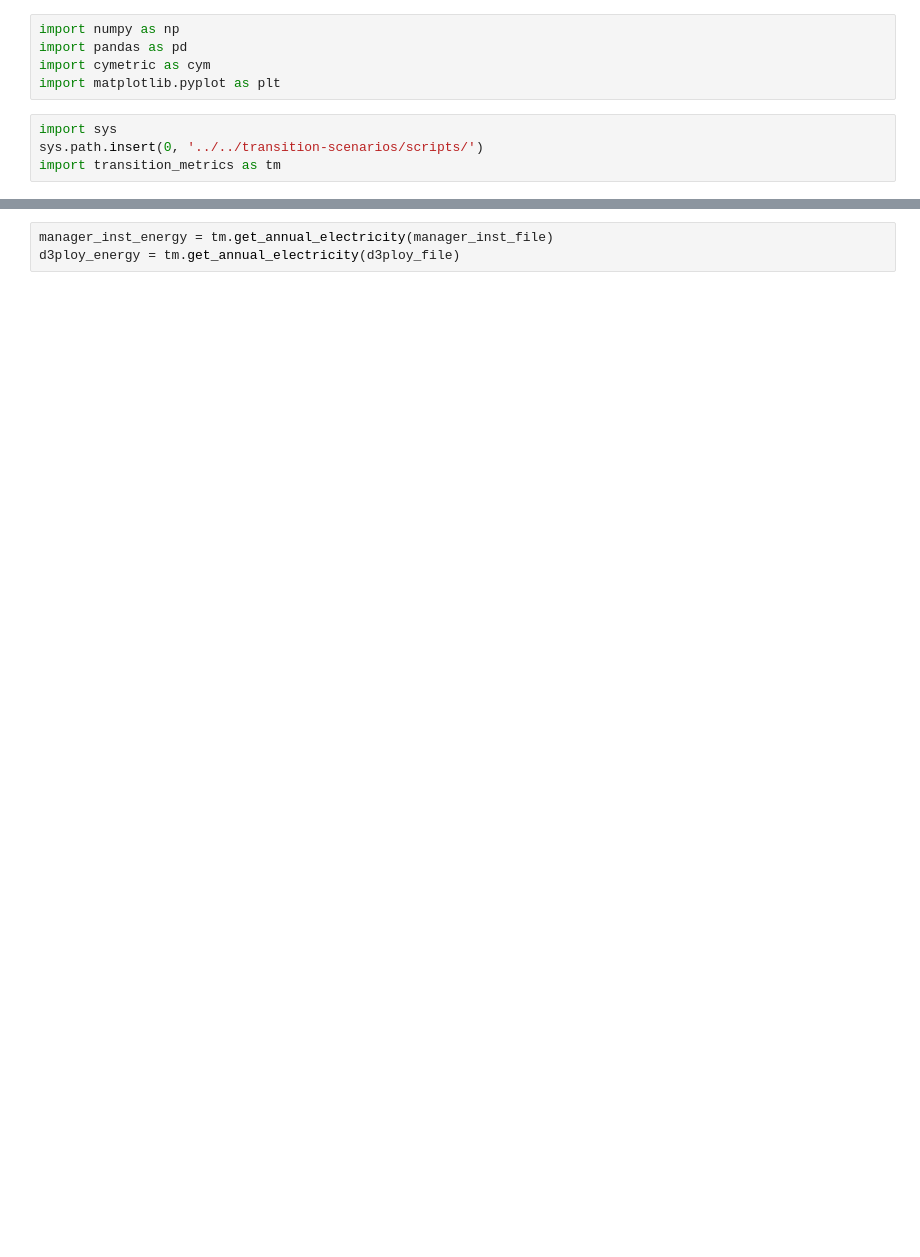
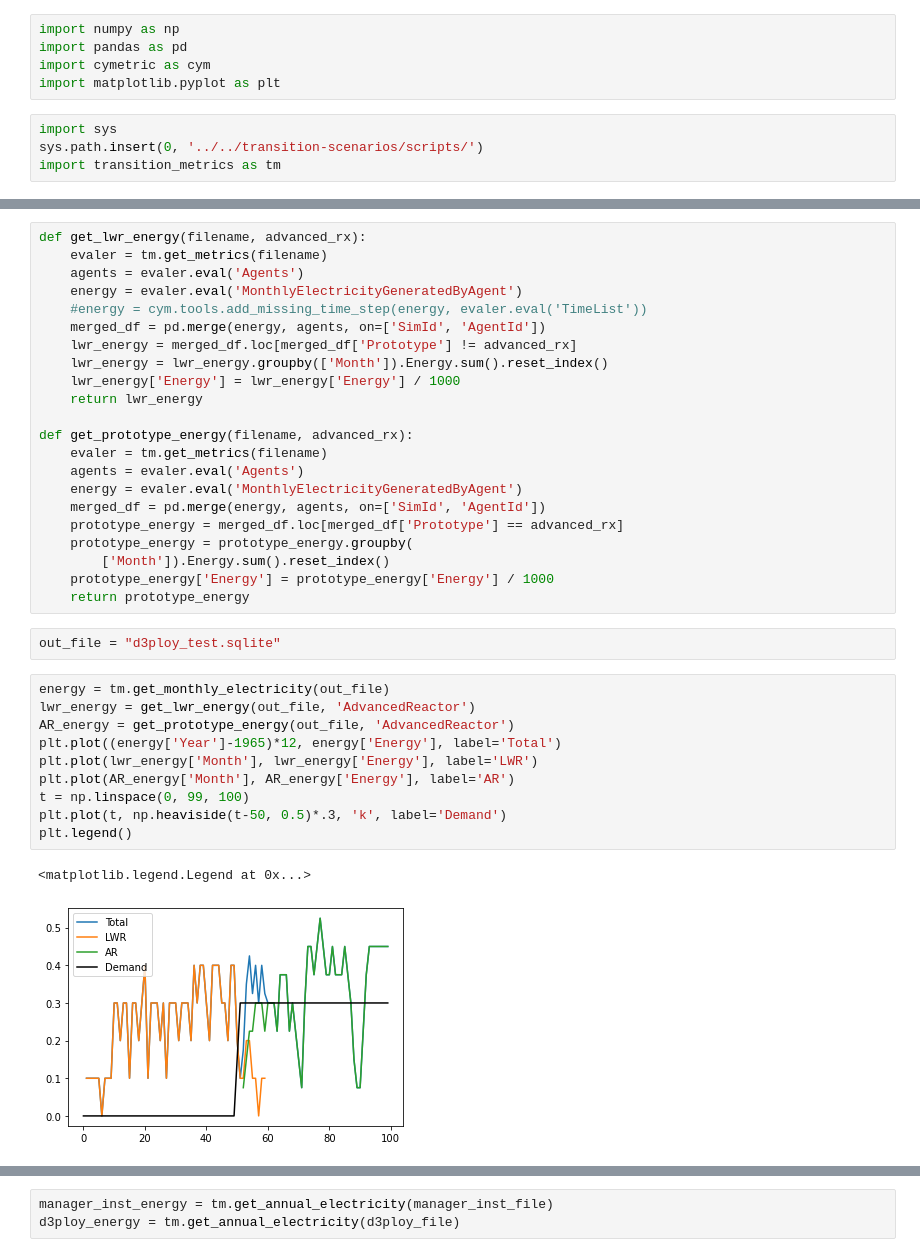
Before and after one commit to abachma2/toy_problems, a Jupyter notebook: cyclus_inputs/Untitled.ipynb, the cells around one changed output, grey strips where cells are left out. Cells and saved outputs as stored; diff of their text form; blank space fills up the shorter version.

```diff
--- a/cyclus_inputs/Untitled.ipynb
+++ b/cyclus_inputs/Untitled.ipynb
@@ -9,0 +25,37 @@ import transition_metrics as tm
+# %%
+def get_lwr_energy(filename, advanced_rx):
+    evaler = tm.get_metrics(filename)
+    agents = evaler.eval('Agents')
+    energy = evaler.eval('MonthlyElectricityGeneratedByAgent')
+    #energy = cym.tools.add_missing_time_step(energy, evaler.eval('TimeList'))
+    merged_df = pd.merge(energy, agents, on=['SimId', 'AgentId'])
+    lwr_energy = merged_df.loc[merged_df['Prototype'] != advanced_rx]
+    lwr_energy = lwr_energy.groupby(['Month']).Energy.sum().reset_index()
+    lwr_energy['Energy'] = lwr_energy['Energy'] / 1000
+    return lwr_energy
+
+def get_prototype_energy(filename, advanced_rx):
+    evaler = tm.get_metrics(filename)
+    agents = evaler.eval('Agents')
+    energy = evaler.eval('MonthlyElectricityGeneratedByAgent')
+    merged_df = pd.merge(energy, agents, on=['SimId', 'AgentId'])
+    prototype_energy = merged_df.loc[merged_df['Prototype'] == advanced_rx]
+    prototype_energy = prototype_energy.groupby(
+        ['Month']).Energy.sum().reset_index()
+    prototype_energy['Energy'] = prototype_energy['Energy'] / 1000
+    return prototype_energy
+# %%
+out_file = "d3ploy_test.sqlite"
+# %%
+energy = tm.get_monthly_electricity(out_file)
+lwr_energy = get_lwr_energy(out_file, 'AdvancedReactor')
+AR_energy = get_prototype_energy(out_file, 'AdvancedReactor')
+plt.plot((energy['Year']-1965)*12, energy['Energy'], label='Total')
+plt.plot(lwr_energy['Month'], lwr_energy['Energy'], label='LWR')
+plt.plot(AR_energy['Month'], AR_energy['Energy'], label='AR')
+t = np.linspace(0, 99, 100)
+plt.plot(t, np.heaviside(t-50, 0.5)*.3, 'k', label='Demand')
+plt.legend()
+# %% [output]
+<matplotlib.legend.Legend at 0x...>
+[figure, added]
```
Also changed, not shown: parts of 8 cells of this notebook.
